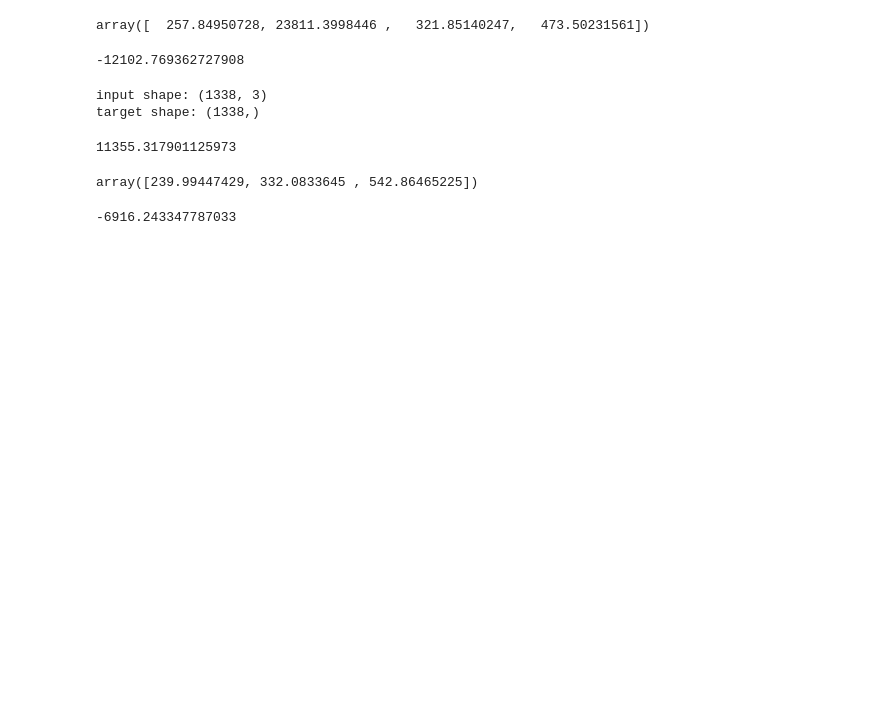
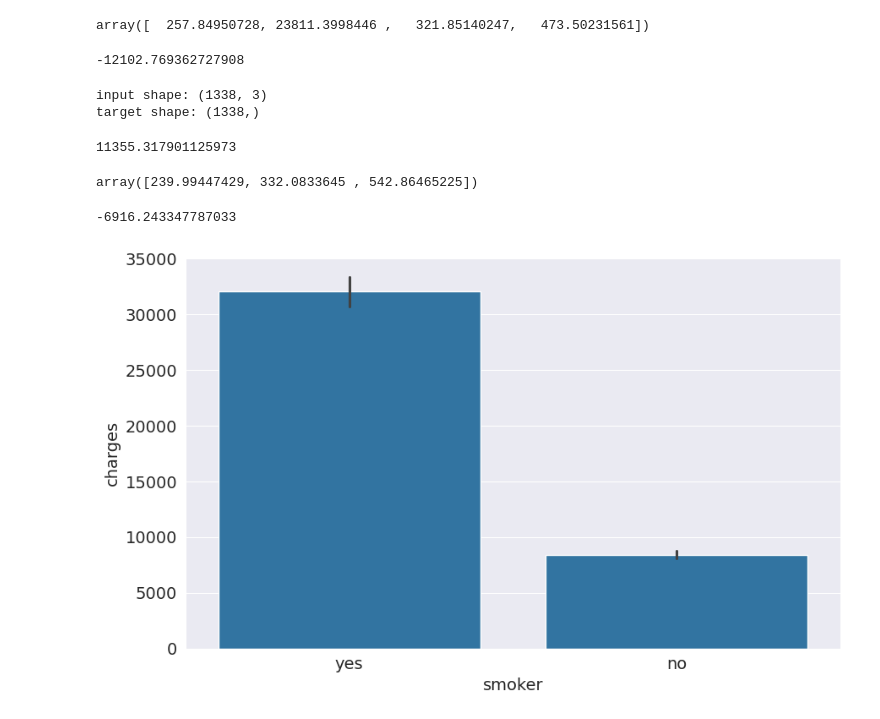
Before and after one commit to nikhilg2393/MachineLearning, a Jupyter notebook: Insurance/insurance.ipynb, the cells around one changed output. Drawn from its saved outputs; the diff is of its cells as text; code cells hidden in the pictures; blank space fills up the shorter version.

```diff
--- a/Insurance/insurance.ipynb
+++ b/Insurance/insurance.ipynb
@@ -511,3 +511,7 @@ array([239.99447429, 332.0833645 , 542.86465225])
 lrmodel.intercept_
 # %% [output]
 -6916.243347787033
+# %%
+sns.barplot(data=medical_df,x='smoker',y='charges');
+# %% [output]
+[figure, added]
```
Also changed, not shown: parts of 26 cells of this notebook.
